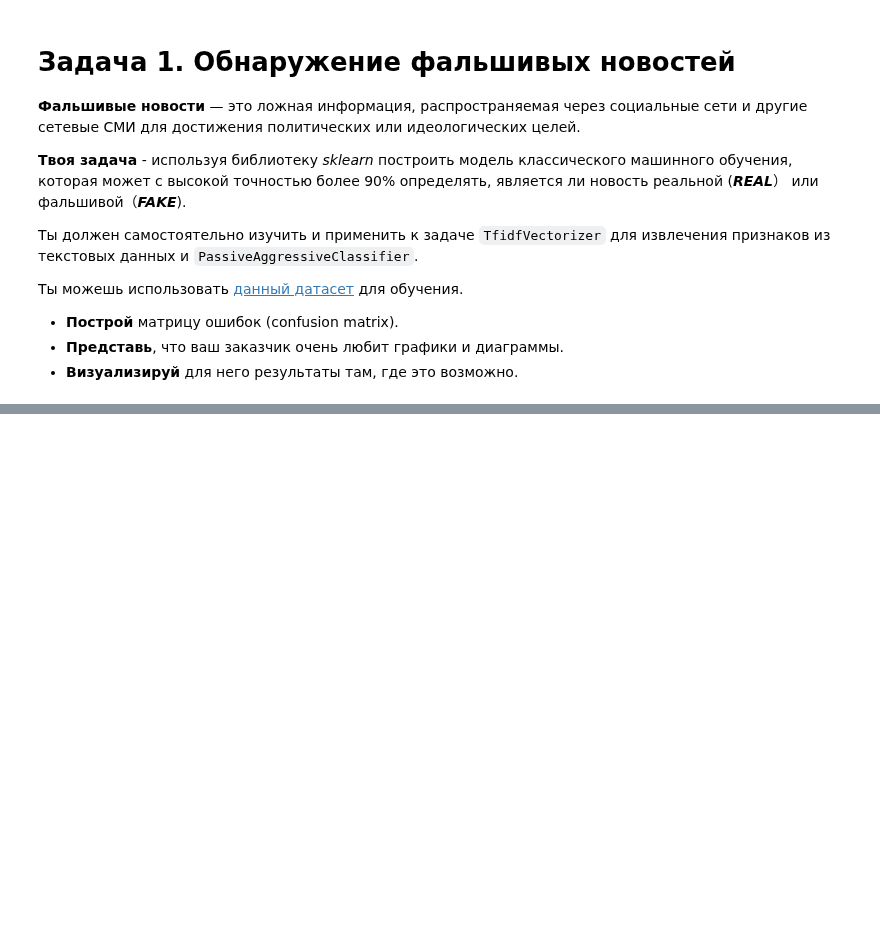
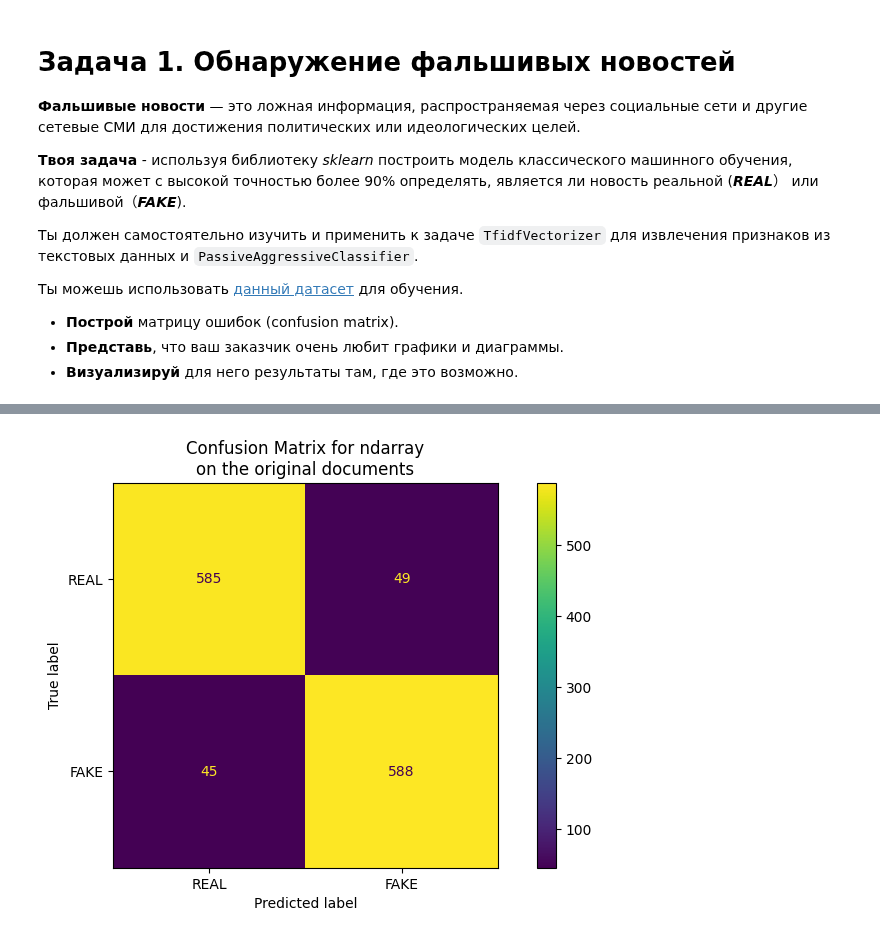
Before and after one commit to AleksandrMac/learning, a Jupyter notebook: ai/practic/1.1/1.1_task.ipynb, the cells around one changed output, grey strips where cells are left out. Drawn from its saved outputs; the diff is of its cells as text; code cells hidden in the pictures; blank space fills up the shorter version.

```diff
--- a/ai/practic/1.1/1.1_task.ipynb
+++ b/ai/practic/1.1/1.1_task.ipynb
@@ -39,0 +55,17 @@ print(df.head())
+# %%
+from sklearn.feature_extraction.text import TfidfVectorizer
+
+# 4. Векторизация
+vec = TfidfVectorizer(max_features=5000, stop_words='english', ngram_range=(1,2))
+X_train_vec = vec.fit_transform(X_train)
+X_test_vec = vec.transform(X_test)
+
+print("Размер обучающей выборки:", X_train_vec.shape)
+print("Размер тестовой выборки:", X_test_vec.shape)
+print("Количество признаков:", X_train_vec.shape[1])
+print("Пример признаков:", vec.get_feature_names_out()[:10])
+print("Количество классов в обучающей выборке:", y_train.nunique())
+print("Количество классов в тестовой выборке:", y_test.nunique())
+print("Распределение классов в обучающей выборке:\n", y_train.value_counts(normalize=True))
+print("Распределение классов в тестовой выборке:\n", y_test.value_counts(normalize=True))
+print("Пример векторизованных данных (первые 5 строк):\n", X_train_vec[:5].toarray())
@@ -39,0 +90,6 @@ print(df.head())
+# %%
+from sklearn.linear_model import PassiveAggressiveClassifier
+
+# 5. Обучение
+model = PassiveAggressiveClassifier(max_iter=1000, random_state=42)
+model.fit(X_train_vec, y_train)
@@ -39,0 +98,6 @@ print(df.head())
+# %%
+from sklearn.metrics import classification_report
+
+# 6. Оценка
+y_pred = model.predict(X_test_vec)
+print(classification_report(y_test, y_pred, target_names=['REAL', 'FAKE']))
@@ -39,0 +113,13 @@ print(df.head())
+# %%
+import matplotlib.pyplot as plt
+from sklearn.metrics import ConfusionMatrixDisplay
+
+fig, ax = plt.subplots(figsize=(10, 5))
+ConfusionMatrixDisplay.from_predictions(y_test, y_pred, ax=ax)
+ax.xaxis.set_ticklabels(['REAL', 'FAKE'])
+ax.yaxis.set_ticklabels(['REAL', 'FAKE'])
+_ = ax.set_title(
+    f"Confusion Matrix for {y_pred.__class__.__name__}\non the original documents"
+)
+# %% [output]
+[figure, added]
```
Also changed, not shown: parts of 6 cells of this notebook.
